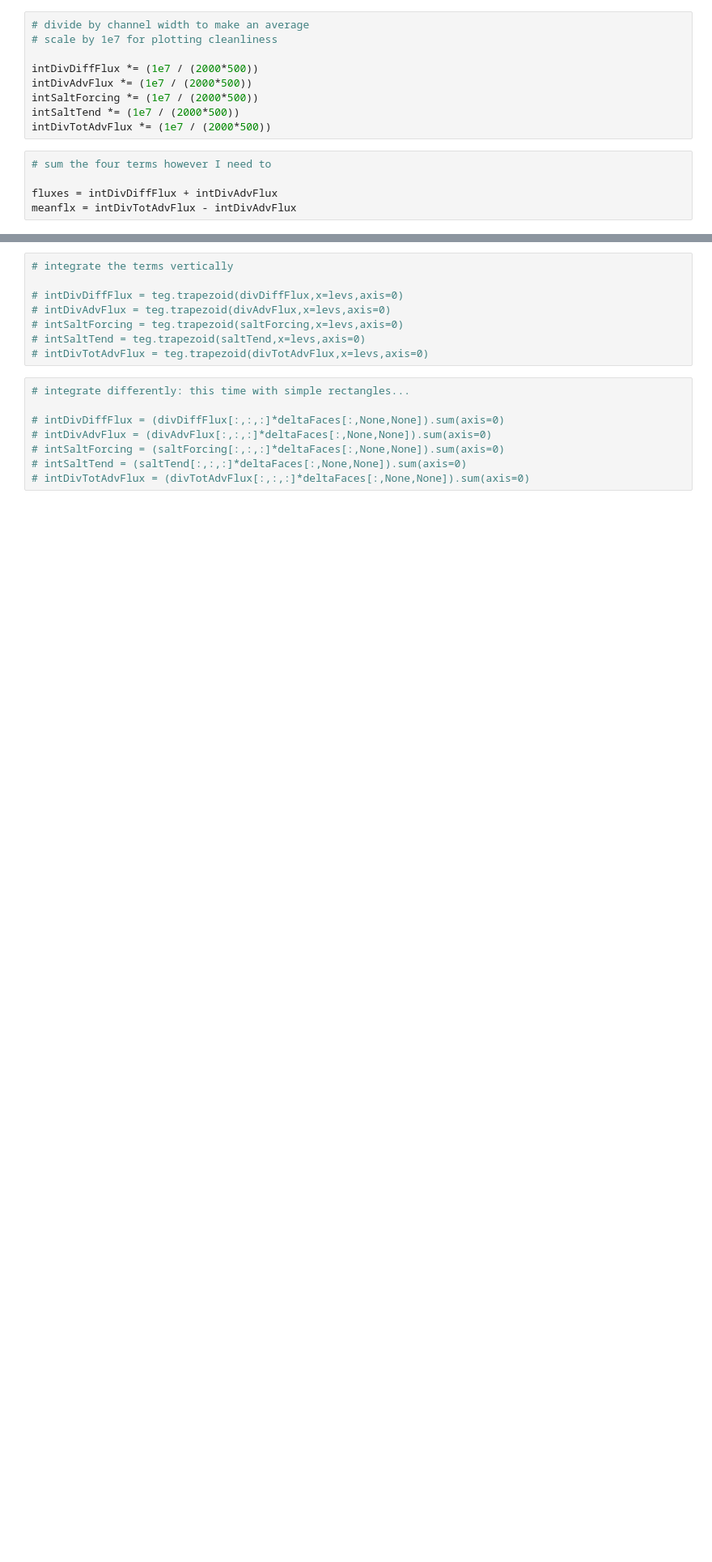
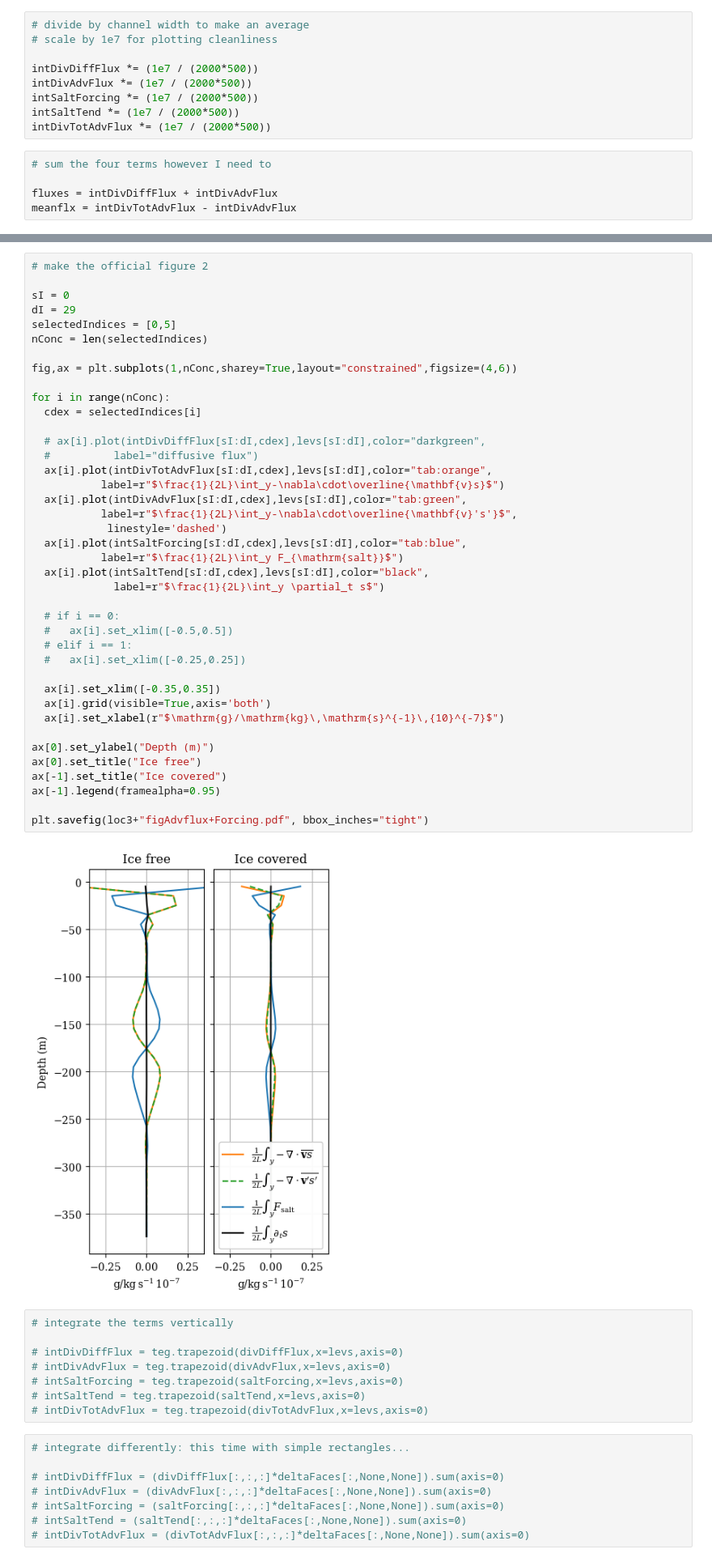
Before and after one commit to hmason13/ArcticMiddepthBI, a Jupyter notebook: analysis/officialFigScripts/figFluxesForcing.ipynb, the cells around one changed output, grey strips where cells are left out. Shown: that part at 81% size. Cells and saved outputs as stored; diff of their text form; blank space fills up the shorter version.

```diff
--- a/analysis/officialFigScripts/figFluxesForcing.ipynb
+++ b/analysis/officialFigScripts/figFluxesForcing.ipynb
@@ -153,3 +151,45 @@ plt.savefig(loc3+"figAdvflux+Forcing.pdf", bbox_inches="tight")
+# %%
+# make the official figure 2
+
+sI = 0
+dI = 29
+selectedIndices = [0,5]
+nConc = len(selectedIndices)
+
+fig,ax = plt.subplots(1,nConc,sharey=True,layout="constrained",figsize=(4,6))
+
+for i in range(nConc):
+  cdex = selectedIndices[i]
+
+  # ax[i].plot(intDivDiffFlux[sI:dI,cdex],levs[sI:dI],color="darkgreen",
+  #          label="diffusive flux")
+  ax[i].plot(intDivTotAdvFlux[sI:dI,cdex],levs[sI:dI],color="tab:orange",
+           label=r"$\frac{1}{2L}\int_y-\nabla\cdot\overline{\mathbf{v}s}$")
+  ax[i].plot(intDivAdvFlux[sI:dI,cdex],levs[sI:dI],color="tab:green",
+           label=r"$\frac{1}{2L}\int_y-\nabla\cdot\overline{\mathbf{v}'s'}$",
+            linestyle='dashed')
+  ax[i].plot(intSaltForcing[sI:dI,cdex],levs[sI:dI],color="tab:blue",
+           label=r"$\frac{1}{2L}\int_y F_{\mathrm{salt}}$")
+  ax[i].plot(intSaltTend[sI:dI,cdex],levs[sI:dI],color="black",
+             label=r"$\frac{1}{2L}\int_y \partial_t s$")
+
+  # if i == 0:
+  #   ax[i].set_xlim([-0.5,0.5])
+  # elif i == 1:
+  #   ax[i].set_xlim([-0.25,0.25])
+
+  ax[i].set_xlim([-0.35,0.35])
+  ax[i].grid(visible=True,axis='both')
+  ax[i].set_xlabel(r"$\mathrm{g}/\mathrm{kg}\,\mathrm{s}^{-1}\,{10}^{-7}$")
+
+ax[0].set_ylabel("Depth (m)")
+ax[0].set_title("Ice free")
+ax[-1].set_title("Ice covered")
+ax[-1].legend(framealpha=0.95)
+
+plt.savefig(loc3+"figAdvflux+Forcing.pdf", bbox_inches="tight")
+# %% [output]
+[figure, added]
 # %%
 # integrate the terms vertically
 
```
Also changed, not shown: parts of 2 cells of this notebook, 6 other files.
